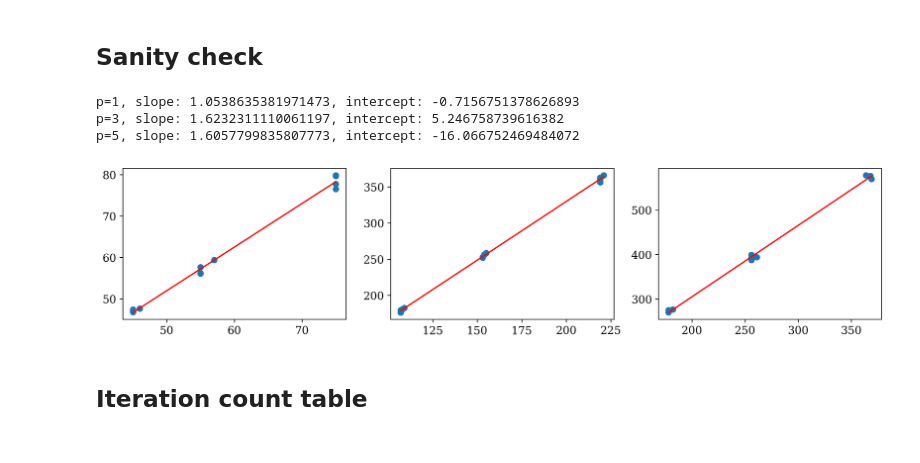
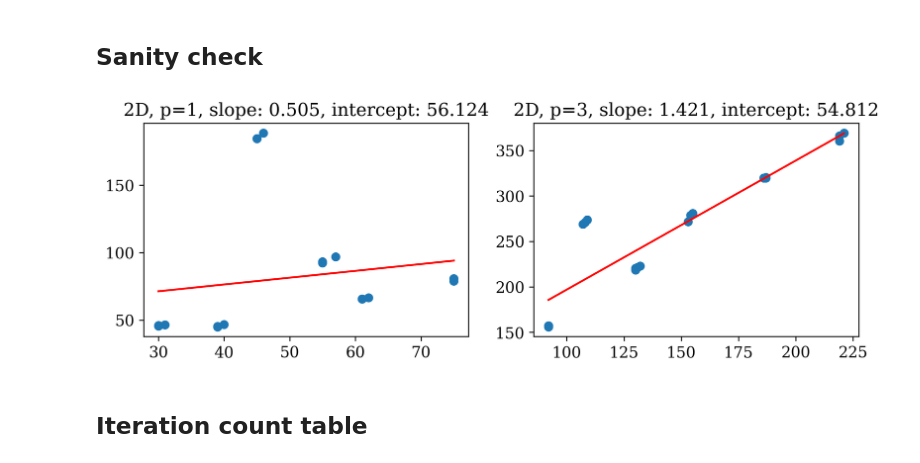
Before and after one commit to mgr0dzicki/dd-solvers, a Jupyter notebook: notebooks/precision_tables.ipynb, the cells around one changed output. Drawn from its saved outputs; the diff is of its cells as text; code cells hidden in the pictures.

Commit message:
first precision experiments

```diff
--- a/notebooks/precision_tables.ipynb
+++ b/notebooks/precision_tables.ipynb
@@ -16,6 +17,6 @@ def solver_name_to_precision(name):
 # %%
-def process_experiments_df(df: pd.DataFrame):
-    if "solve time" not in df.columns:
+def generate_summary(df: pd.DataFrame):
+    if "solve times" not in df.columns:
         return pd.DataFrame()
 
     df = df.copy()
@@ -25,7 +26,7 @@ def process_experiments_df(df: pd.DataFrame):
 
     df["precision"] = df["solver"].apply(solver_name_to_precision)
     pivot_table = df.pivot_table(
-        index=["p", "fine m", "coarse m"],
+        index=["dim", "p", "fine m", "coarse m"],
         columns=["precision"],
         values=metadata_cols,
         aggfunc="min",
@@ -33,3 +34,6 @@ def process_experiments_df(df: pd.DataFrame):
     return pivot_table
 # %%
 df = pd.read_csv("../results/experiment_precisions.csv")
+df = process_experiments_df(df)
+summary = generate_summary(df)
+summary
@@ -36,3 +50,0 @@ df = pd.read_csv("../results/experiment_precisions.csv")
-# %%
-summary = process_experiments_df(df)
-summary
@@ -53,9 +51,12 @@ summary
 # %%
-precisions = ["float64", "float32", "float32+float16", "float32+bfloat16"]
-ps = [1, 3, 5]
+precisions = summary.columns.levels[1].to_list()
+ds = summary.index.levels[0].to_list()
+ps = summary.index.levels[1].to_list()
 
 
 def shorten_precision(prec):
     return "+".join(
         [("fp" if p.startswith("f") else "bf") + p[-2:] for p in prec.split("+")]
     )
+
+[shorten_precision(prec) for prec in precisions]
@@ -64,26 +73,26 @@ def shorten_precision(prec):
 # %%
 from sklearn.linear_model import LinearRegression
 
-fig, axes = plt.subplots(1, 3, figsize=(15, 3), dpi=300)
-for i, p in enumerate([1, 3, 5]):
-    sp = summary.xs(p, level="p")
-    iters = sp["iterations"].values.flatten()
-    cg_time = (sp["cg time"] - sp["asm time"] * sp["iterations"]).values.flatten()
-    cg_time = cg_time[iters < 600]
-    iters = iters[iters < 600]
-    axes[i].scatter(iters, cg_time)
+fig, axes = plt.subplots(len(ds), len(ps), figsize=(5 * len(ps), 3 * len(ds)), dpi=300)
+for i, d in enumerate(ds):
+    for j, p in enumerate(ps):
+        ax = axes[i * len(ps) + j]
 
-    model = LinearRegression().fit(iters.reshape(-1, 1), cg_time)
-    print(f"p={p}, slope: {model.coef_[0]}, intercept: {model.intercept_}")
+        sp = summary.xs(d, level="dim").xs(p, level="p")
+        iters = sp["iterations"].values.flatten()
+        cg_time = (sp["cg time"] - sp["preconditioner time"] * sp["iterations"]).values.flatten()
+        cg_time = cg_time[iters < 600]
+        iters = iters[iters < 600]
+        ax.scatter(iters, cg_time)
 
-    itx = np.linspace(iters.min(), iters.max(), 100).reshape(-1, 1)
-    predicted = model.predict(itx)
-    axes[i].plot(itx, predicted, color="red", label="Linear fit")
+        model = LinearRegression().fit(iters.reshape(-1, 1), cg_time)
+        ax.set_title(f"{d}, p={p}, slope: {model.coef_[0]:.3f}, intercept: {model.intercept_:.3f}")
+
+        itx = np.linspace(iters.min(), iters.max(), 100).reshape(-1, 1)
+        predicted = model.predict(itx)
+        ax.plot(itx, predicted, color="red", label="Linear fit")
 # %% [output]
-p=1, slope: 1.0538635381971473, intercept: -0.7156751378626893
-p=3, slope: 1.6232311110061197, intercept: 5.246758739616382
-p=5, slope: 1.6057799835807773, intercept: -16.066752469484072
-[figure, old version]
+[figure, new version]
 # %% [markdown]
 ## Iteration count table
 # %%
```
Also changed, not shown: parts of 5 cells of this notebook, 3 other files.
